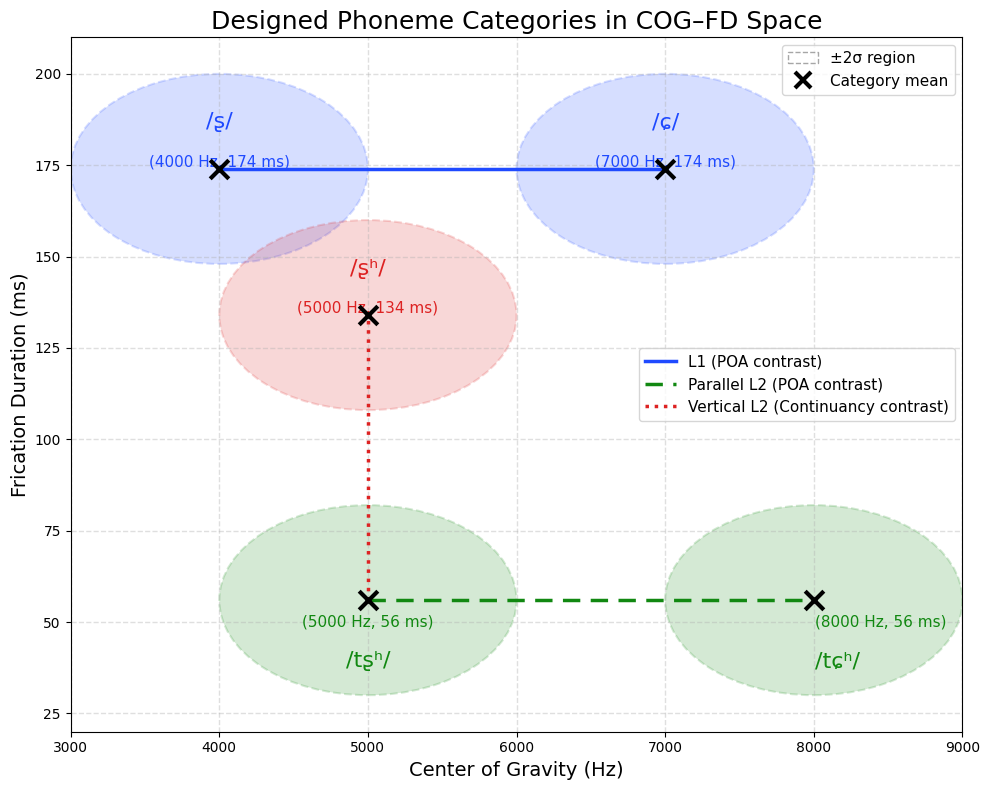
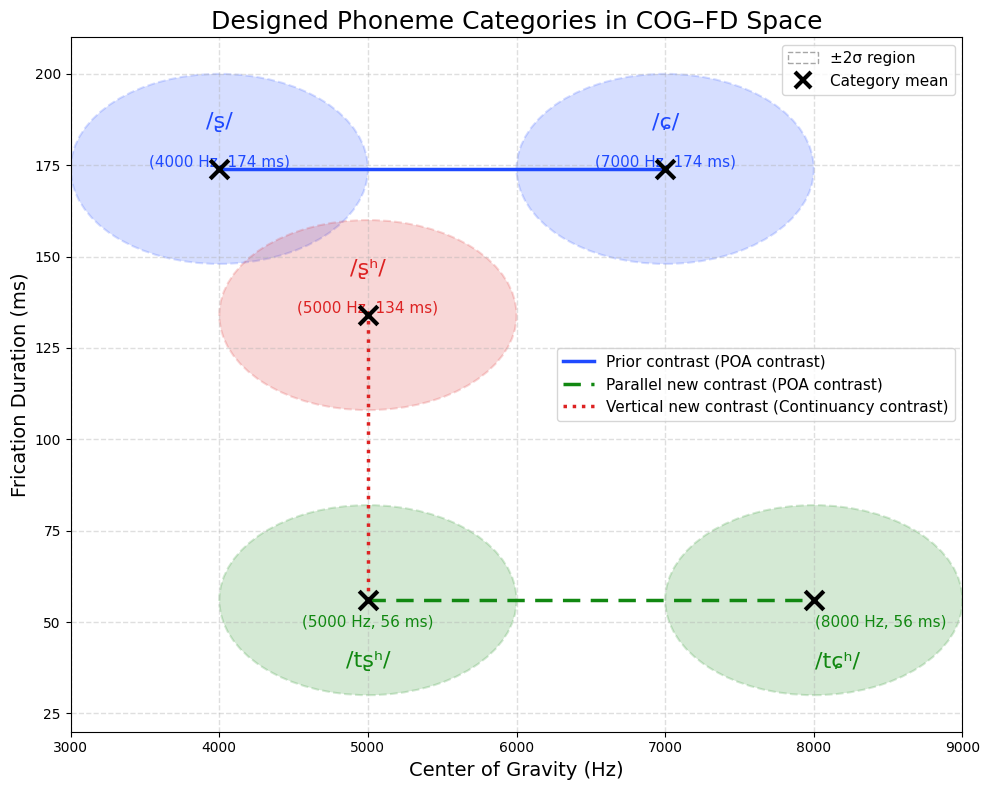
The change to this notebook cell's code, shown as a diff; its figure went from the first image to the second:
--- before
+++ after
@@ -140,7 +140,7 @@
 # ----------------------------
 contrast_handles = [
-    Line2D([0], [0], color=blue, lw=2.5, linestyle="-", label="L1 (POA contrast)"),
-    Line2D([0], [0], color=green, lw=2.5, linestyle=(0, (5, 3)), label="Parallel L2 (POA contrast)"),
-    Line2D([0], [0], color=red, lw=2.5, linestyle=":", label="Vertical L2 (Continuancy contrast)"),
+    Line2D([0], [0], color=blue, lw=2.5, linestyle="-", label="Prior contrast (POA contrast)"),
+    Line2D([0], [0], color=green, lw=2.5, linestyle=(0, (5, 3)), label="Parallel new contrast (POA contrast)"),
+    Line2D([0], [0], color=red, lw=2.5, linestyle=":", label="Vertical new contrast (Continuancy contrast)"),
 ]
 
@@ -155,3 +155,4 @@
 
 plt.tight_layout()
+plt.savefig("designed_phoneme_categories_cog_fd.png", dpi=1200)
 plt.show()

Commit: 20260603 + 1